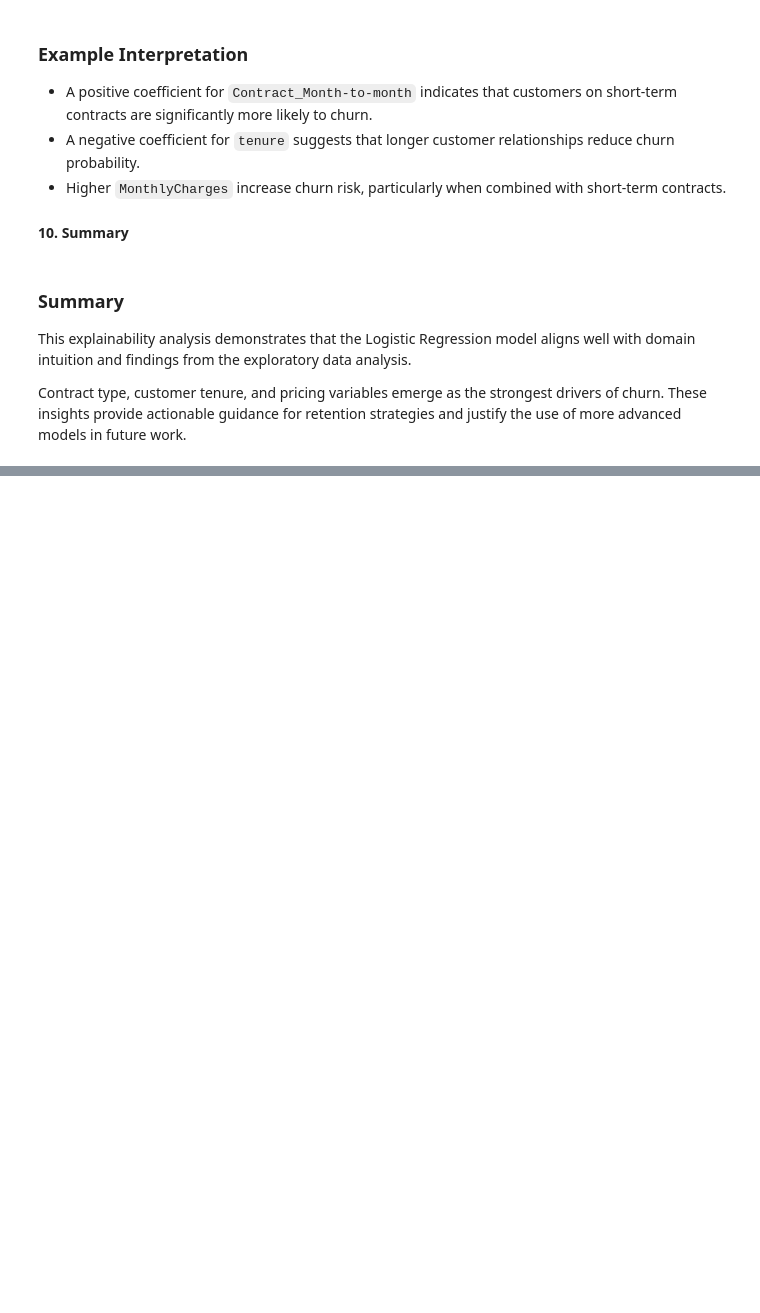
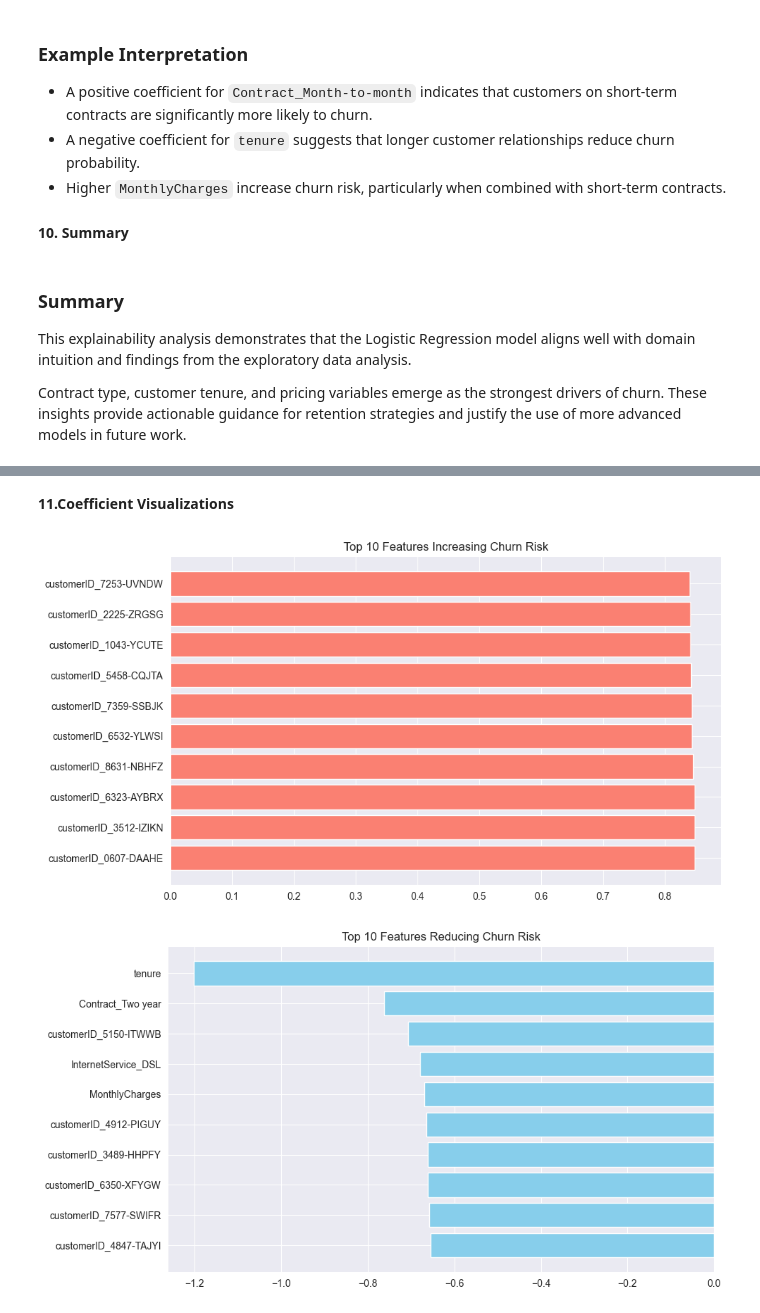
Before and after one commit to x1n0x/customer-churn-ml, a Jupyter notebook: notebooks/04_explainability.ipynb, the cells around one changed output, grey strips where cells are left out. Saved outputs shown, nothing was run; the diff lists cells and outputs as text; code cells hidden in the pictures; blank space fills up the shorter version.

Commit message:
Enhance explainability with coefficient visualization

```diff
--- a/notebooks/04_explainability.ipynb
+++ b/notebooks/04_explainability.ipynb
@@ -202,0 +248,21 @@ and justify the use of more advanced models in future work.
+# %% [markdown]
+**11.Coefficient Visualizations**
+# %%
+import matplotlib.pyplot as plt
+
+# Take top 10 positive and top 10 negative coefficients
+top_pos = coef_df.head(10)
+top_neg = coef_df.tail(10)
+
+plt.figure(figsize=(10,6))
+plt.barh(top_pos["feature"], top_pos["coefficient"], color="salmon")
+plt.title("Top 10 Features Increasing Churn Risk")
+plt.show()
+
+plt.figure(figsize=(10,6))
+plt.barh(top_neg["feature"], top_neg["coefficient"], color="skyblue")
+plt.title("Top 10 Features Reducing Churn Risk")
+plt.show()
+# %% [output]
+[figure, added]
+[figure, added]
```
Also changed, not shown: parts of 5 cells of this notebook.
